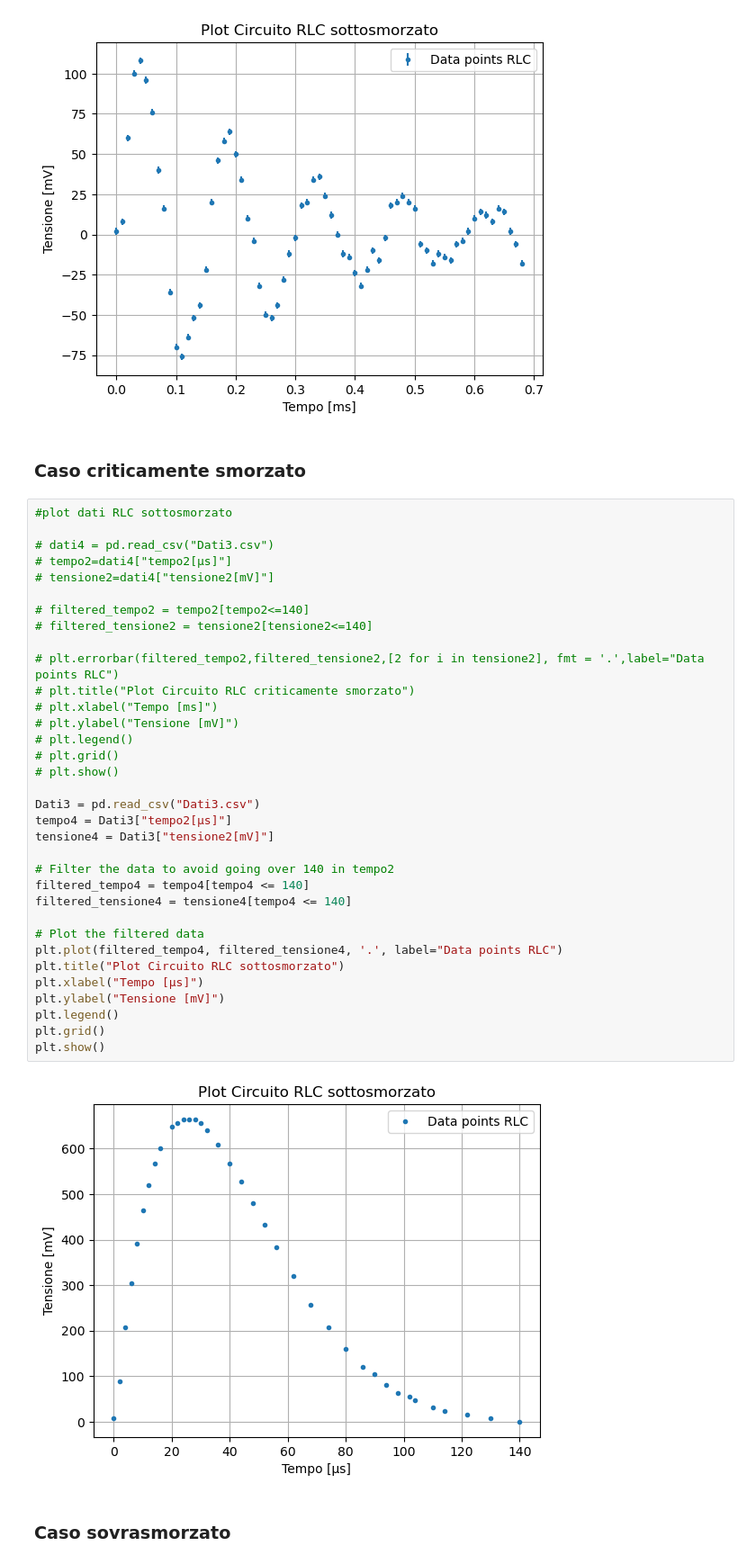
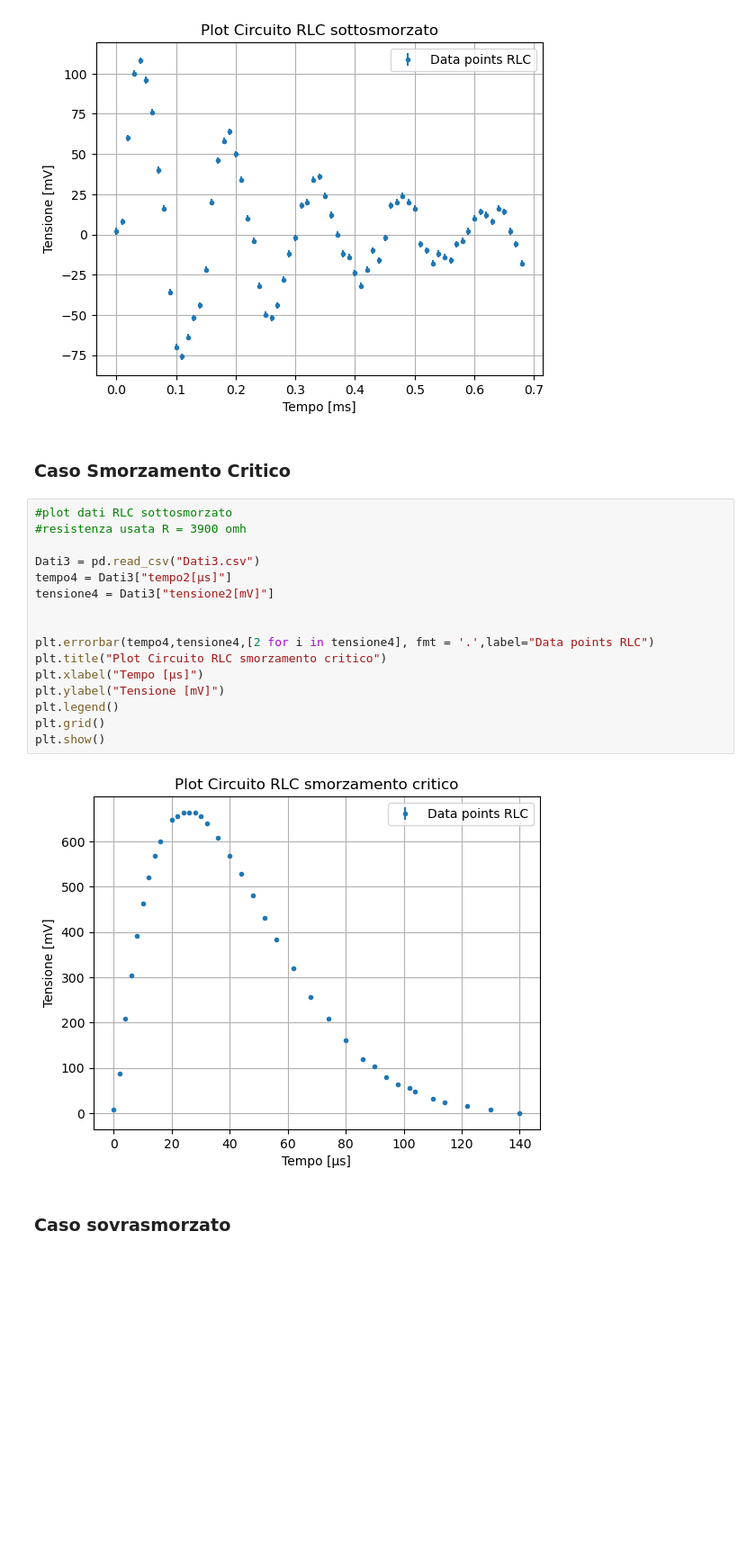
Before and after one commit to Pavar0tty/Laboratorio_2, a Jupyter notebook: Circuiti2/Analisi.ipynb, the cells around one changed output. Shown at 90% size. Cells and saved outputs as stored; diff of their text form; blank space fills up the shorter version.

Commit message:
Dati3 fixati di nuovo

```diff
--- a/Circuiti2/Analisi.ipynb
+++ b/Circuiti2/Analisi.ipynb
@@ -163,42 +163,24 @@ plt.show()
 # %% [output]
 [figure]
 # %% [markdown]
-### Caso criticamente smorzato
+### Caso Smorzamento Critico
 # %%
 #plot dati RLC sottosmorzato
-
-# dati4 = pd.read_csv("Dati3.csv")
-# tempo2=dati4["tempo2[µs]"]
-# tensione2=dati4["tensione2[mV]"]
-
-# filtered_tempo2 = tempo2[tempo2<=140]
-# filtered_tensione2 = tensione2[tensione2<=140]
-
-# plt.errorbar(filtered_tempo2,filtered_tensione2,[2 for i in tensione2], fmt = '.',label="Data points RLC")
-# plt.title("Plot Circuito RLC criticamente smorzato")
-# plt.xlabel("Tempo [ms]")
-# plt.ylabel("Tensione [mV]")
-# plt.legend()
-# plt.grid()
-# plt.show()
+#resistenza usata R = 3900 omh
 
 Dati3 = pd.read_csv("Dati3.csv")
 tempo4 = Dati3["tempo2[µs]"]
 tensione4 = Dati3["tensione2[mV]"]
 
-# Filter the data to avoid going over 140 in tempo2
-filtered_tempo4 = tempo4[tempo4 <= 140]
-filtered_tensione4 = tensione4[tempo4 <= 140]
 
-# Plot the filtered data
-plt.plot(filtered_tempo4, filtered_tensione4, '.', label="Data points RLC")
-plt.title("Plot Circuito RLC sottosmorzato")
+plt.errorbar(tempo4,tensione4,[2 for i in tensione4], fmt = '.',label="Data points RLC")
+plt.title("Plot Circuito RLC smorzamento critico")
 plt.xlabel("Tempo [µs]")
 plt.ylabel("Tensione [mV]")
 plt.legend()
 plt.grid()
 plt.show()
 # %% [output]
-[figure, old version]
+[figure, new version]
 # %% [markdown]
 ### Caso sovrasmorzato
```
Also changed, not shown: parts of 1 cell of this notebook, 1 other file.
